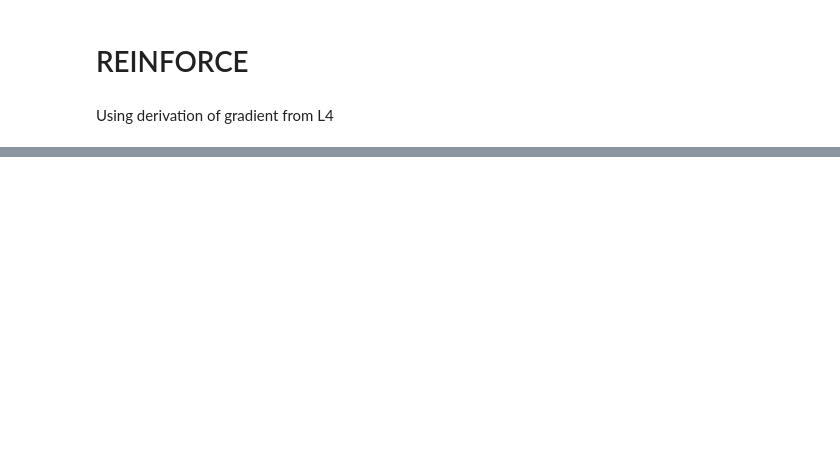
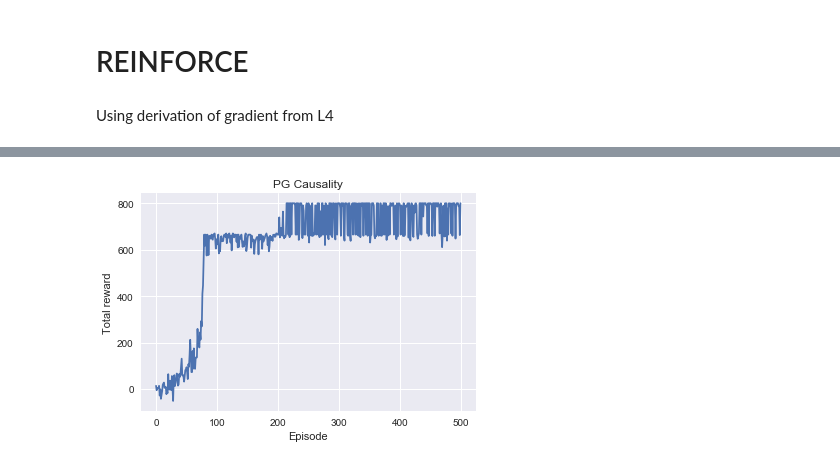
Before and after one commit to alex-faustino/rl-sandbox, a Jupyter notebook: homework/hw5/hw5_agou2_dusad2/results.ipynb, the cells around one changed output, grey strips where cells are left out. Saved outputs shown, nothing was run; the diff lists cells and outputs as text; code cells hidden in the pictures; blank space fills up the shorter version.

```diff
--- a/homework/hw5/hw5_agou2_dusad2/results.ipynb
+++ b/homework/hw5/hw5_agou2_dusad2/results.ipynb
@@ -37,2 +43,12 @@ plt.show()
+# %%
+pg_caus = Reinforce(GridWorld(),state_space,action_space,Policy())
+pg_caus_rewards, rew_cau = pg_caus.train(num_episode=num_episodes, num_traj=num_traj, num_step=num_step, num_samples=num_samples, alpha=alpha)
+plt.xlabel("Episode")
+plt.ylabel("Total reward")
+plt.title("PG Causality")
+plt.plot(pg_caus_rewards)
+plt.show()
+# %% [output]
+[figure, added]
 # %%
 pg_imsa = Reinforce(GridWorld(),state_space,action_space,Policy())
```
Also changed, not shown: parts of 8 cells of this notebook, 2 other files.
